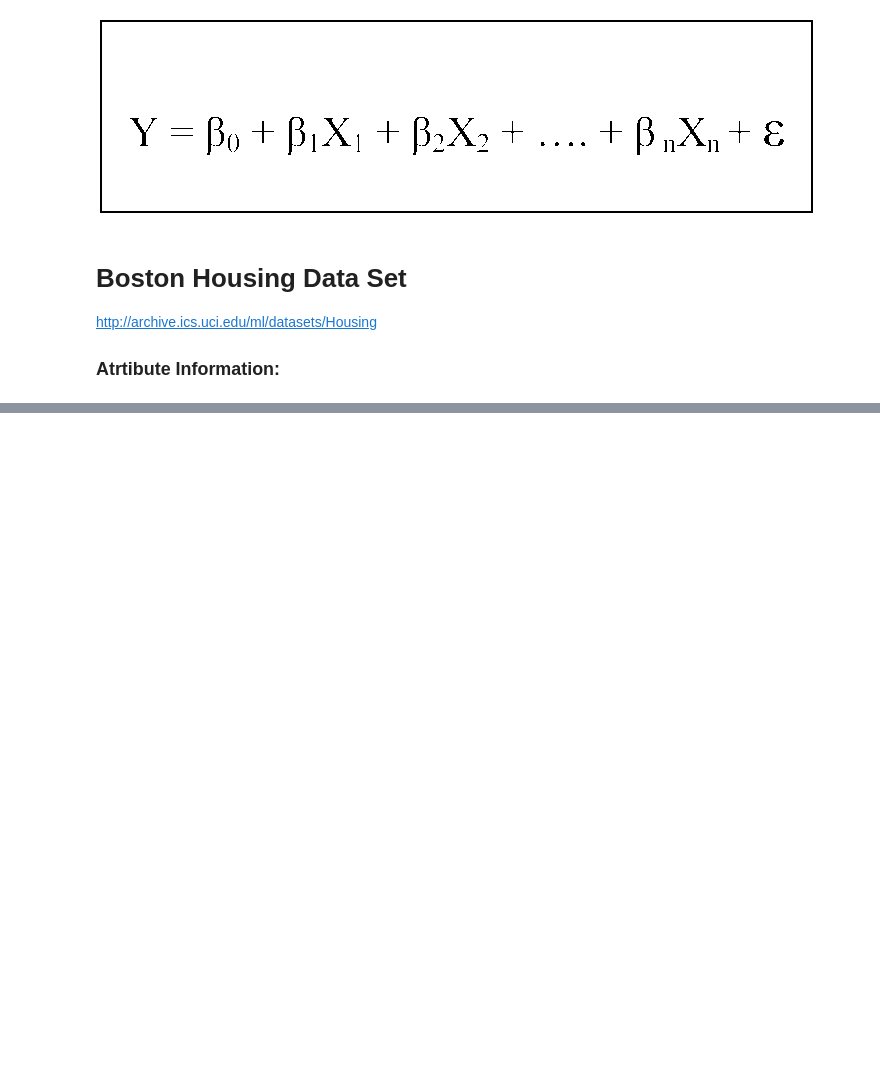
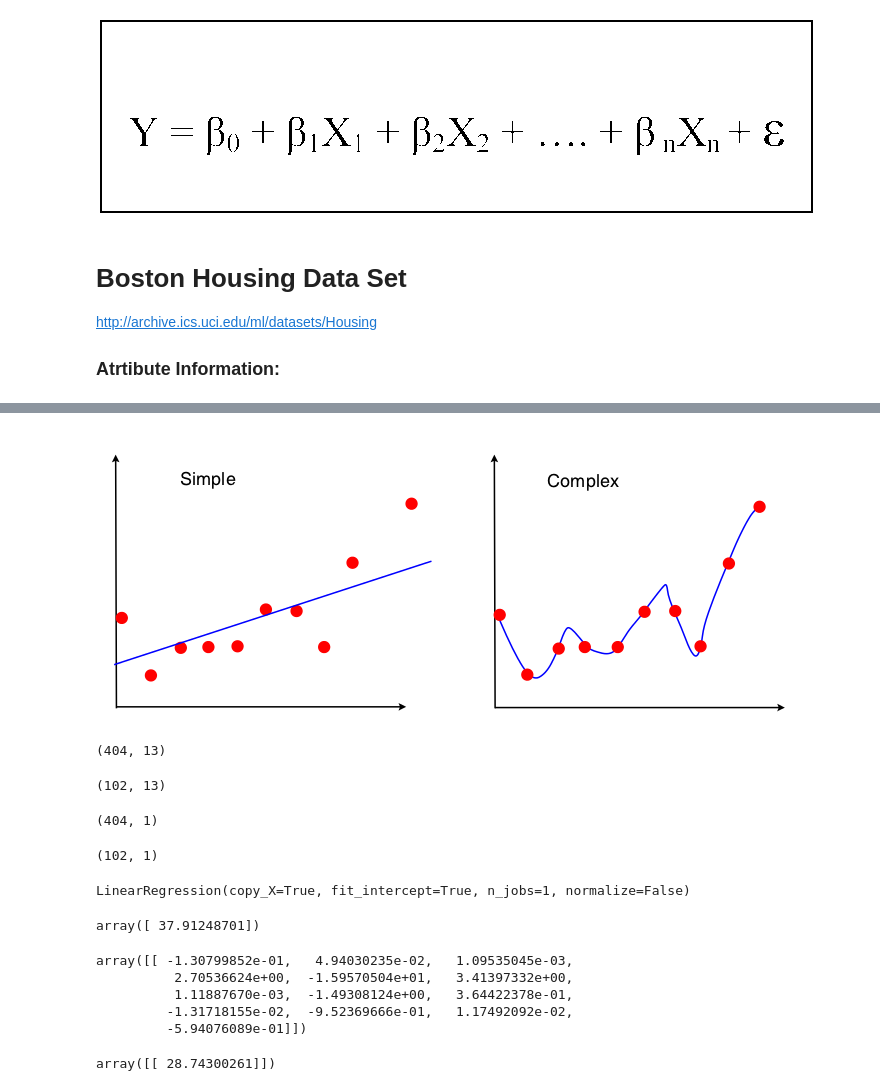
Before and after one commit to benjaminhuanghuang/ml-using-python, a Jupyter notebook: ML-Regression.ipynb, the cells around one changed output, grey strips where cells are left out. Saved outputs shown, nothing was run; the diff lists cells and outputs as text; code cells hidden in the pictures; blank space fills up the shorter version.

```diff
--- a/ML-Regression.ipynb
+++ b/ML-Regression.ipynb
@@ -46,0 +74,4 @@ df[pd.isnull(df).any(axis=1)]
+# %%
+Image('http://i.stack.imgur.com/8RlJk.png')
+# %% [output]
+[figure, added]
@@ -46,0 +80,16 @@ df[pd.isnull(df).any(axis=1)]
+# %%
+X_train.shape
+# %% [output]
+(404, 13)
+# %%
+X_test.shape
+# %% [output]
+(102, 13)
+# %%
+y_train.shape
+# %% [output]
+(404, 1)
+# %%
+y_test.shape
+# %% [output]
+(102, 1)
@@ -46,0 +98,20 @@ df[pd.isnull(df).any(axis=1)]
+# %%
+reg.fit(X_train, y_train)
+# %% [output]
+LinearRegression(copy_X=True, fit_intercept=True, n_jobs=1, normalize=False)
+# %%
+reg.intercept_   # the Y intercept
+# %% [output]
+array([ 37.91248701])
+# %%
+reg.coef_
+# %% [output]
+array([[ -1.30799852e-01,   4.94030235e-02,   1.09535045e-03,
+          2.70536624e+00,  -1.59570504e+01,   3.41397332e+00,
+          1.11887670e-03,  -1.49308124e+00,   3.64422378e-01,
+         -1.31718155e-02,  -9.52369666e-01,   1.17492092e-02,
+         -5.94076089e-01]])
+# %%
+reg.predict([[0.03237, 0.0, 2.18, 0,0.458, 6.998, 45.8, 6.0622, 3,222.0,18.7, 394.63, 2.94]])
+# %% [output]
+array([[ 28.74300261]])
```
Also changed, not shown: parts of 20 cells of this notebook, 1 other file.
